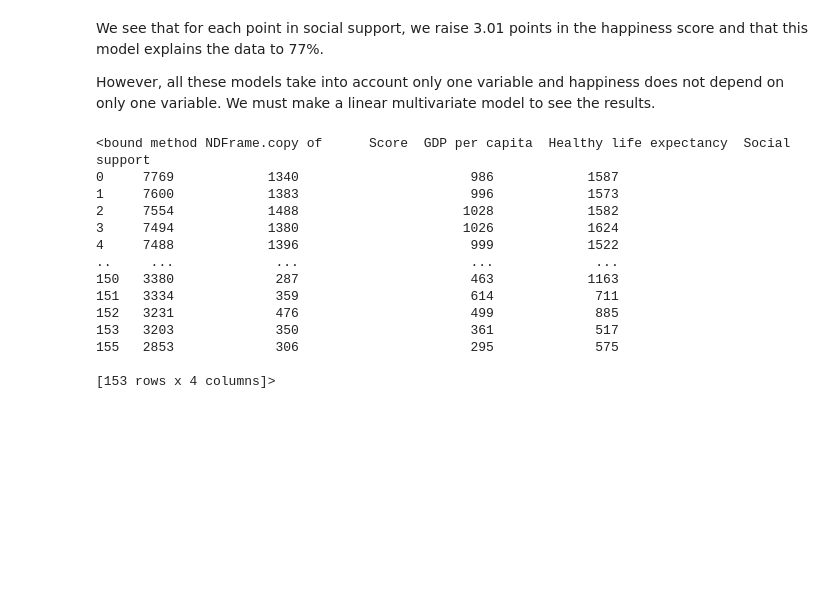
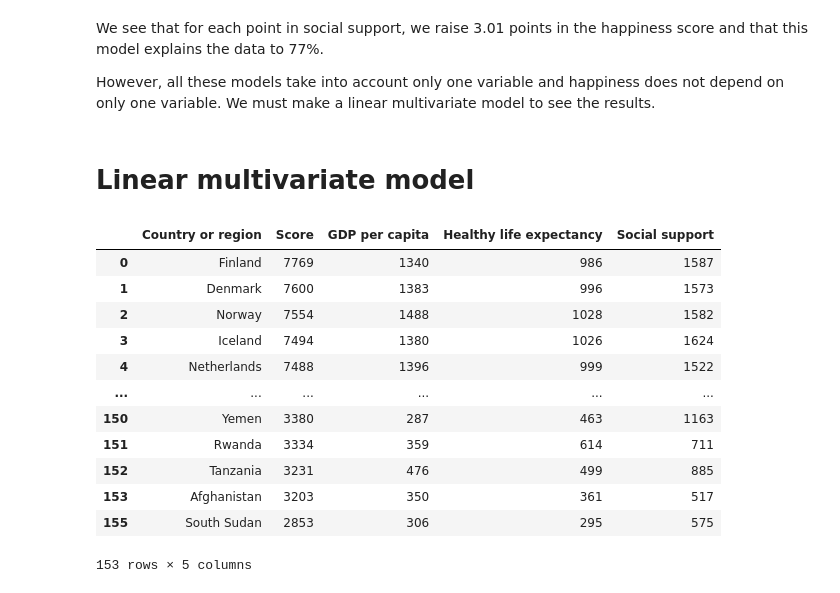
Before and after one commit to caroperez/Statistical_studies, a Jupyter notebook: Happiness.ipynb, the cells around one changed output. Saved outputs shown, nothing was run; the diff lists cells and outputs as text; code cells hidden in the pictures; blank space fills up the shorter version.

```diff
--- a/Happiness.ipynb
+++ b/Happiness.ipynb
@@ -454,24 +454,25 @@ Regression line: y=1765.20+3.01x, r=0.77
 We see that for each point in social support, we raise 3.01 points in the happiness score and that this model explains the data to 77%.
 
 However, all these models take into account only one variable and happiness does not depend on only one variable. We must make a linear multivariate model to see the results.
+# %% [markdown]
+# Linear multivariate model
 # %%
 # select de data
-df5 = data[['Score', 'GDP per capita', 'Healthy life expectancy', 'Social support']]
+df5 = data[['Country or region', 'Score', 'GDP per capita', 'Healthy life expectancy', 'Social support']]
 
-df5_clean = df5.drop([111, 154, 134]).copy # drop cero datas
+df5_clean = df5.drop([111, 154, 134]) # drop cero datas
 df5_clean
 # %% [output]
+|  | Country or region | Score | GDP per capita | Healthy life expectancy | Social support |
+| 0 | Finland | 7769 | 1340 | 986 | 1587 |
+| 1 | Denmark | 7600 | 1383 | 996 | 1573 |
+| 2 | Norway | 7554 | 1488 | 1028 | 1582 |
+| 3 | Iceland | 7494 | 1380 | 1026 | 1624 |
+| 4 | Netherlands | 7488 | 1396 | 999 | 1522 |
+| ... | ... | ... | ... | ... | ... |
+| 150 | Yemen | 3380 | 287 | 463 | 1163 |
+| 151 | Rwanda | 3334 | 359 | 614 | 711 |
+| 152 | Tanzania | 3231 | 476 | 499 | 885 |
+| 153 | Afghanistan | 3203 | 350 | 361 | 517 |
+| 155 | South Sudan | 2853 | 306 | 295 | 575 |
-<bound method NDFrame.copy of      Score  GDP per capita  Healthy life expectancy  Social support
-0     7769            1340                      986            1587
-1     7600            1383                      996            1573
-2     7554            1488                     1028            1582
-3     7494            1380                     1026            1624
-4     7488            1396                      999            1522
-..     ...             ...                      ...             ...
-150   3380             287                      463            1163
-151   3334             359                      614             711
-152   3231             476                      499             885
-153   3203             350                      361             517
-155   2853             306                      295             575
-
-[153 rows x 4 columns]>
+153 rows × 5 columns
```
Also changed, not shown: parts of 2 cells of this notebook.
